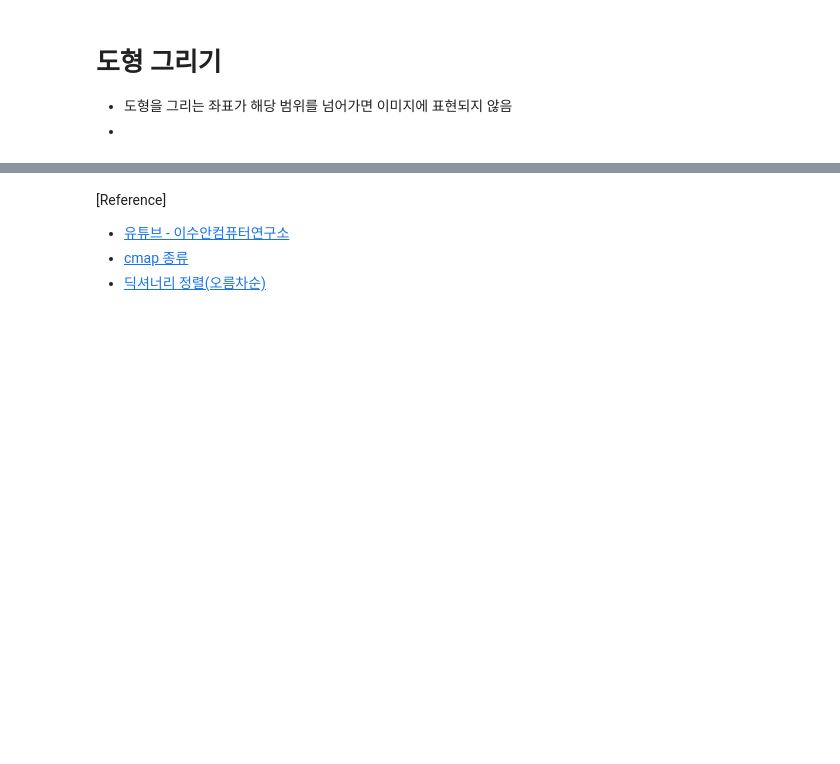
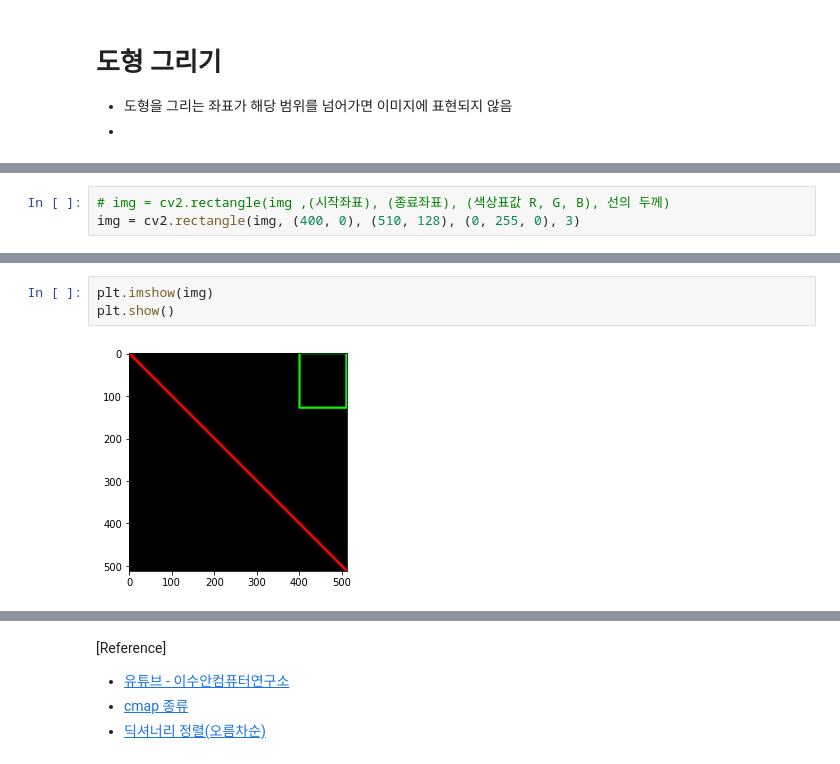
Before and after one commit to 85honesty/OpenCV, a Jupyter notebook: OpneCV_한번에_끝내기.ipynb, the cells around one changed output, grey strips where cells are left out. Saved outputs shown, nothing was run; the diff lists cells and outputs as text; blank space fills up the shorter version.

```diff
--- a/OpneCV_한번에_끝내기.ipynb
+++ b/OpneCV_한번에_끝내기.ipynb
@@ -515,0 +571,3 @@ cv2_imshow
+# %%
+# img = cv2.rectangle(img ,(시작좌표), (종료좌표), (색상표값 R, G, B), 선의 두께)
+img = cv2.rectangle(img, (400, 0), (510, 128), (0, 255, 0), 3)
@@ -515,0 +594,5 @@ cv2_imshow
+# %%
+plt.imshow(img)
+plt.show()
+# %% [output]
+[figure, added]
```
Also changed, not shown: parts of 41 cells of this notebook.
